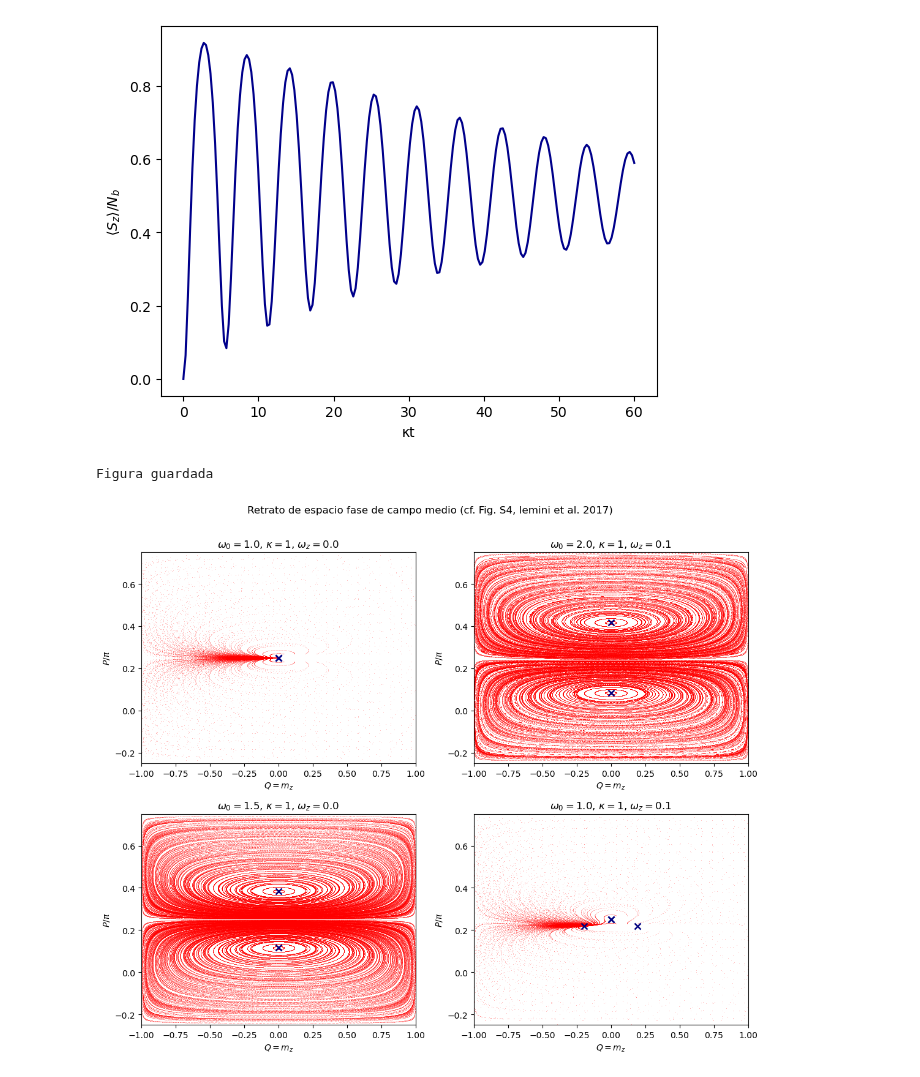
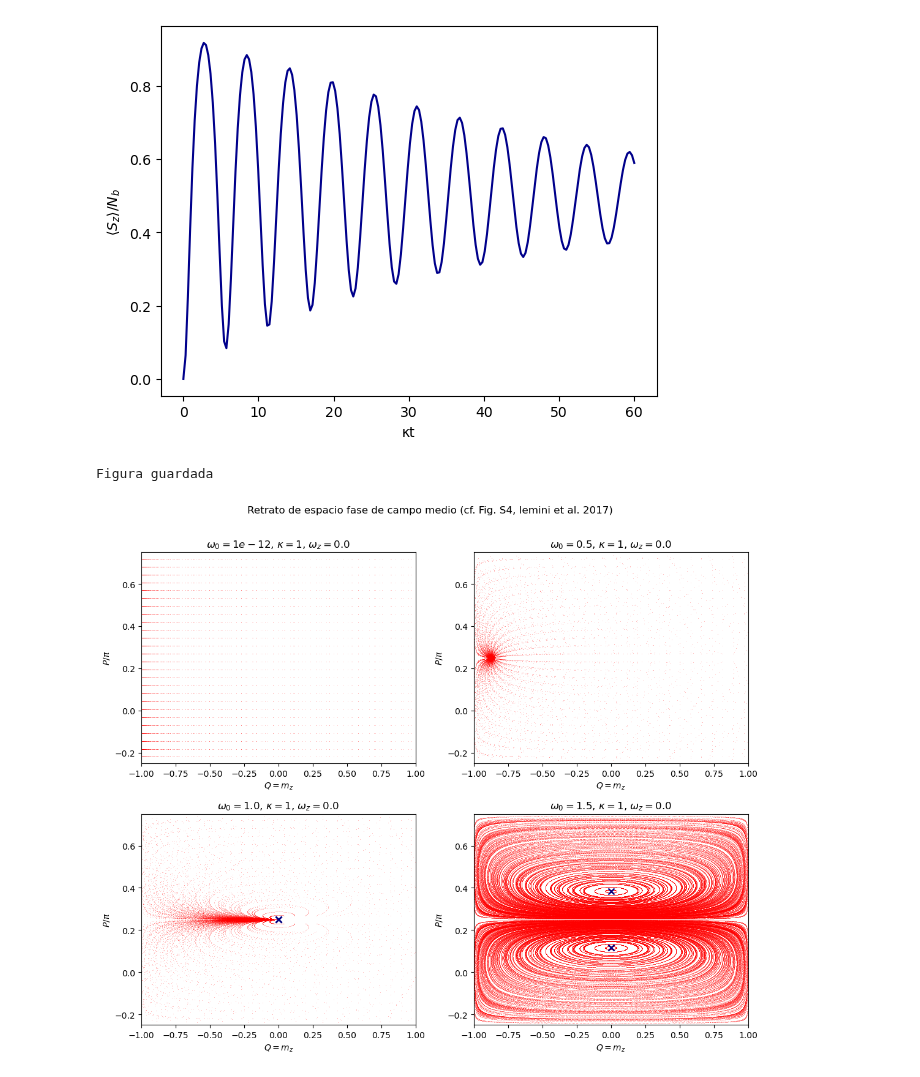
Before and after one commit to Art-999/QMPhysics, a Jupyter notebook: BoundaryTimeCrystal/TimeCrystalEigenvaluesMEJORA.ipynb, the cells around one changed output. Saved outputs shown, nothing was run; the diff lists cells and outputs as text; code cells hidden in the pictures.

```diff
--- a/BoundaryTimeCrystal/TimeCrystalEigenvaluesMEJORA.ipynb
+++ b/BoundaryTimeCrystal/TimeCrystalEigenvaluesMEJORA.ipynb
@@ -667,40 +667,40 @@ def phase_portrait(w0, kappa, wz, n_grid=26, T=250, n_t=900,
 # ---------------------------------------------------------------------
 if __name__ == "__main__":
     panels = [
+        dict(w0=1e-12, kappa=1, wz=0.0),
+        dict(w0=0.5, kappa=1, wz=0.0),
         dict(w0=1.0, kappa=1, wz=0.0),
-        dict(w0=2.0, kappa=1, wz=0.1),
-        dict(w0=1.5, kappa=1, wz=0.0),
-        dict(w0=1.0, kappa=1, wz=0.1)
+        dict(w0=1.5, kappa=1, wz=0.0)
     ]
     P_window = (-0.25, 0.75)   # ventana de despliegue de P/pi (un periodo completo)
 
     fig, axes = plt.subplots(2, 2, figsize=(11, 9))
 
     for ax, p in zip(axes.flat, panels):
         Q, P = phase_portrait(p["w0"], p["kappa"], p["wz"], P_window=P_window)
         ax.scatter(Q, P, s=0.35, c="red", marker=".", linewidths=0)
 
         fps = (trivial_fixed_points(p["w0"], p["kappa"]) +
                nontrivial_fixed_points(p["w0"], p["kappa"], p["wz"]))
         for fx, fy, fz in fps:
             _, fP = m_to_qp(np.array([fx]), np.array([fy]), np.array([fz]),
                              P_ref=P_window[0])
             ax.plot(fz, fP[0], "x", color="navy", ms=7, mew=1.8)
 
         ax.set_xlim(-1, 1)
         ax.set_ylim(*P_window)
         ax.set_xlabel(r"$Q = m_z$")
         ax.set_ylabel(r"$P/\pi$")
         ax.set_title(rf"$\omega_0={p['w0']}$, $\kappa={p['kappa']}$, "
                       rf"$\omega_z={p['wz']}$")
 
     fig.suptitle("Retrato de espacio fase de campo medio (cf. Fig. S4, "
                   "Iemini et al. 2017)", y=1.01)
     fig.tight_layout()
     fig.savefig("phase_space_S4.pdf",
                 dpi=160, bbox_inches="tight")
     print("Figura guardada")
 # %% [output]
 Figura guardada
-[figure, old version]
+[figure, new version]
 # %%
```
Also changed, not shown: parts of 4 cells of this notebook, 1 other file.
